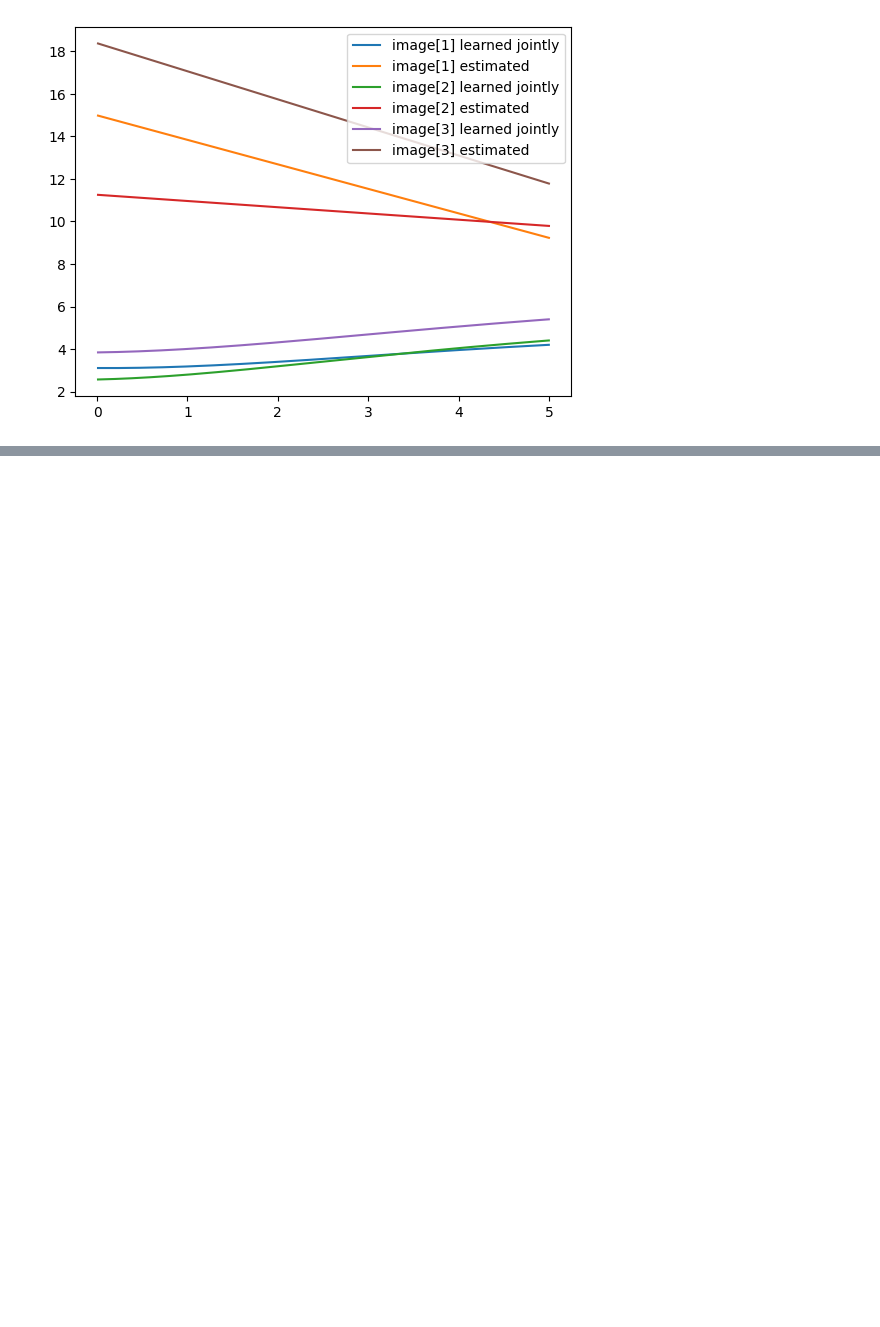
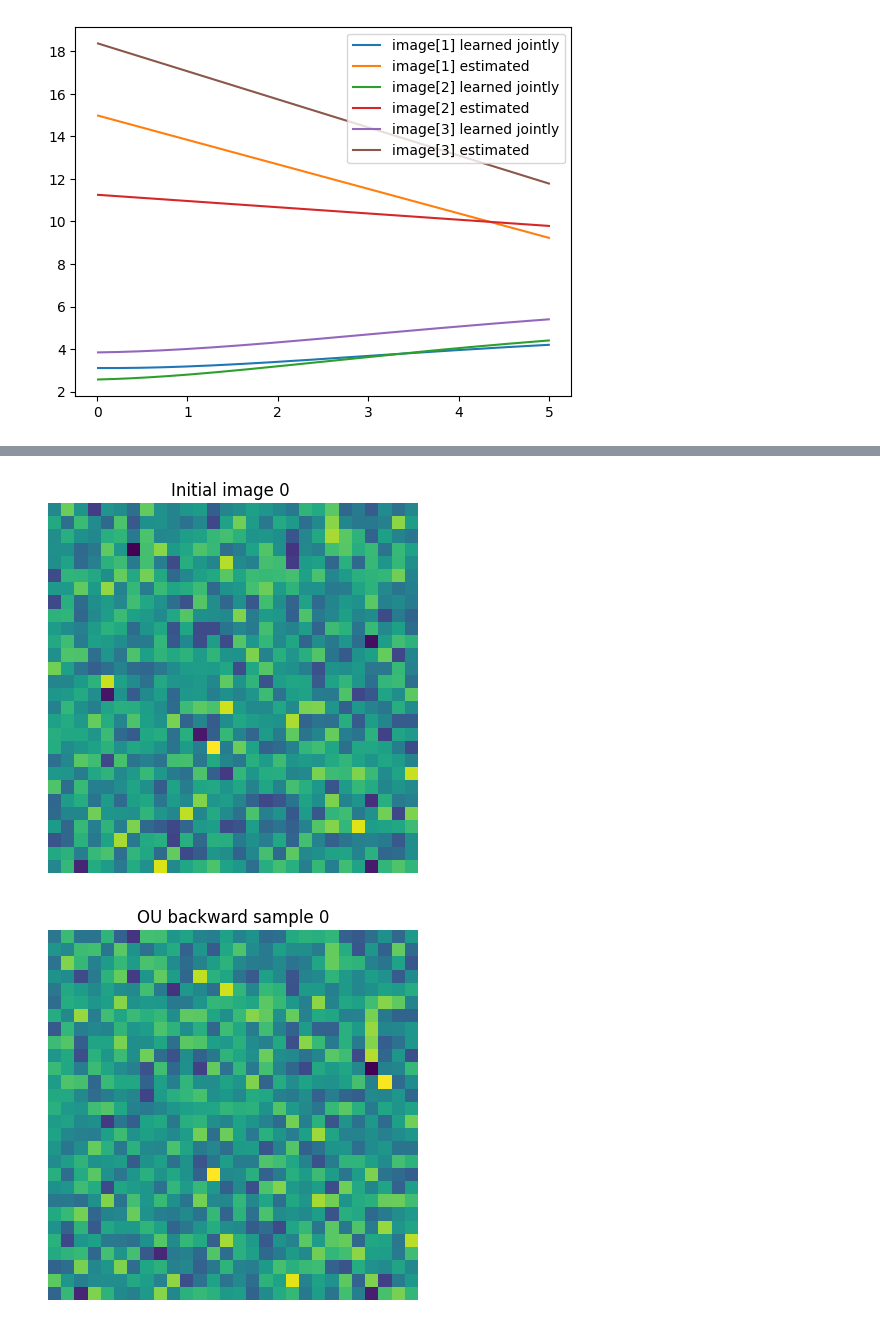
Before and after one commit to HaoxiangYou/Score-based-generative-model, a Jupyter notebook: MNIST.ipynb, the cells around one changed output, grey strips where cells are left out. Cells and saved outputs as stored; diff of their text form; code cells hidden in the pictures; blank space fills up the shorter version.

```diff
--- a/MNIST.ipynb
+++ b/MNIST.ipynb
@@ -396,0 +476,20 @@ plt.show()
+# %%
+@jax.jit
+def learned_score_fn(x, t):
+    return model.apply(model_param, x, t) / (1-jnp.exp(-2*t))**0.5
+
+random_key = jax.random.PRNGKey(0)
+x0s = np.random.multivariate_normal(mean=np.zeros(img_dim), cov=np.eye(img_dim), size=2)
+random_keys = jax.random.split(random_key, 2)
+
+backward_OU_process_wrapped = partial(backward_OU_process, learned_score_fn, T=T, dt=1e-3, t0=T_min)
+
+samples = jax.vmap(backward_OU_process_wrapped)(x0s, random_keys)
+
+visual_image(x0s[0], label="Initial image 0 ")
+visual_image(samples[0], label="OU backward sample 0")
+visual_image(x0s[1], label="Initial image 1")
+visual_image(samples[1], label="OU backward sample 1")
+# %% [output]
+[figure, added]
+[figure, added]
```
Also changed, not shown: parts of 7 cells of this notebook, 1 other file.
